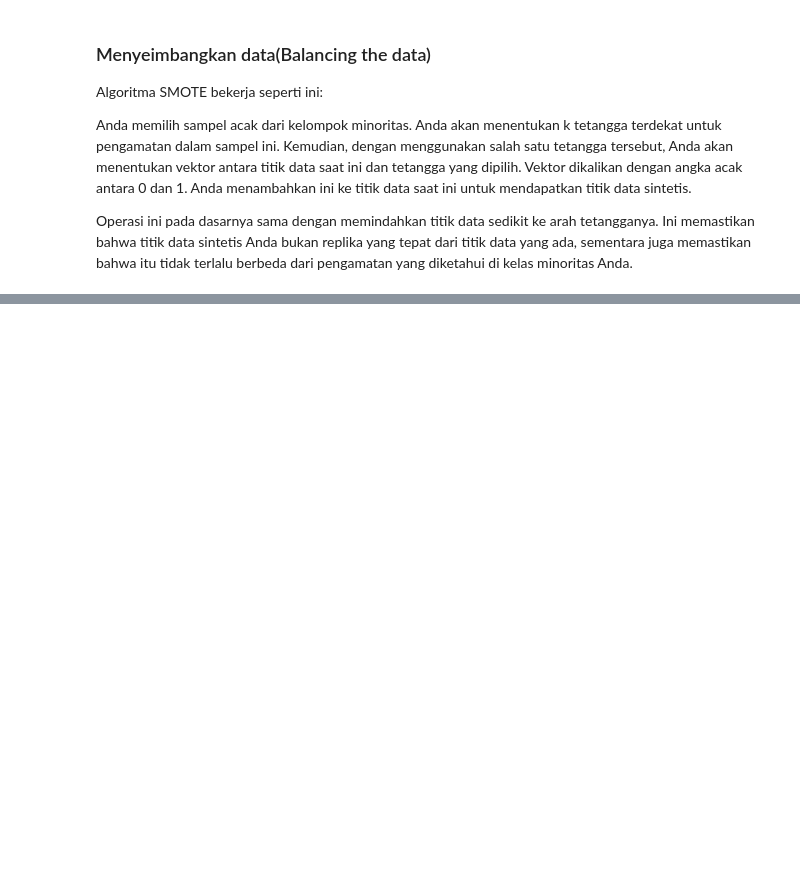
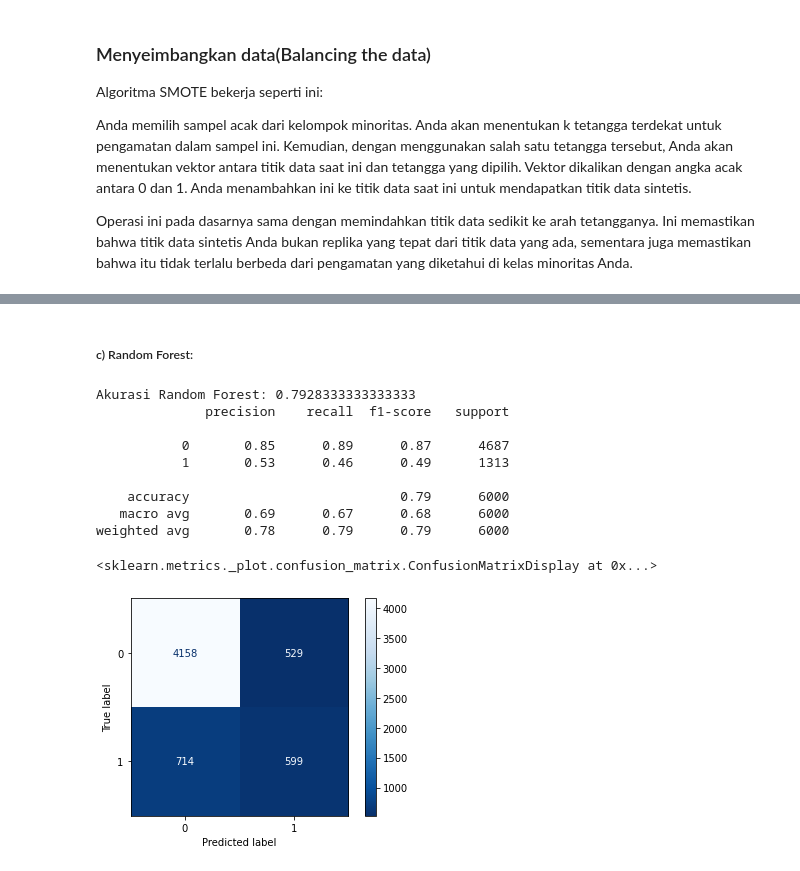
Before and after one commit to JuanFakhri/Default-Dataset_Klien_Kartu_Kredit, a Jupyter notebook: Porfolio_Credit.ipynb, the cells around one changed output, grey strips where cells are left out. Cells and saved outputs as stored; diff of their text form; code cells hidden in the pictures; blank space fills up the shorter version.

```diff
--- a/Porfolio_Credit.ipynb
+++ b/Porfolio_Credit.ipynb
@@ -448,0 +548,27 @@ Operasi ini pada dasarnya sama dengan memindahkan titik data sedikit ke arah tet
+# %% [markdown]
+##### c) Random Forest:
+# %%
+
+rf= RandomForestClassifier()
+
+rf.fit(X_train,y_train)
+
+pred_rf= rf.predict(X_test)
+
+print("Akurasi Random Forest:", accuracy_score(y_test, pred_rf))
+
+print(classification_report(y_test,pred_rf ))
+
+plot_confusion_matrix(rf, X_test, y_test, cmap="Blues_r")
+# %% [output]
+Akurasi Random Forest: 0.7928333333333333
+              precision    recall  f1-score   support
+
+           0       0.85      0.89      0.87      4687
+           1       0.53      0.46      0.49      1313
+
+    accuracy                           0.79      6000
+   macro avg       0.69      0.67      0.68      6000
+weighted avg       0.78      0.79      0.79      6000
+<sklearn.metrics._plot.confusion_matrix.ConfusionMatrixDisplay at 0x...>
+[figure, added]
```
Also changed, not shown: parts of 23 cells of this notebook.
